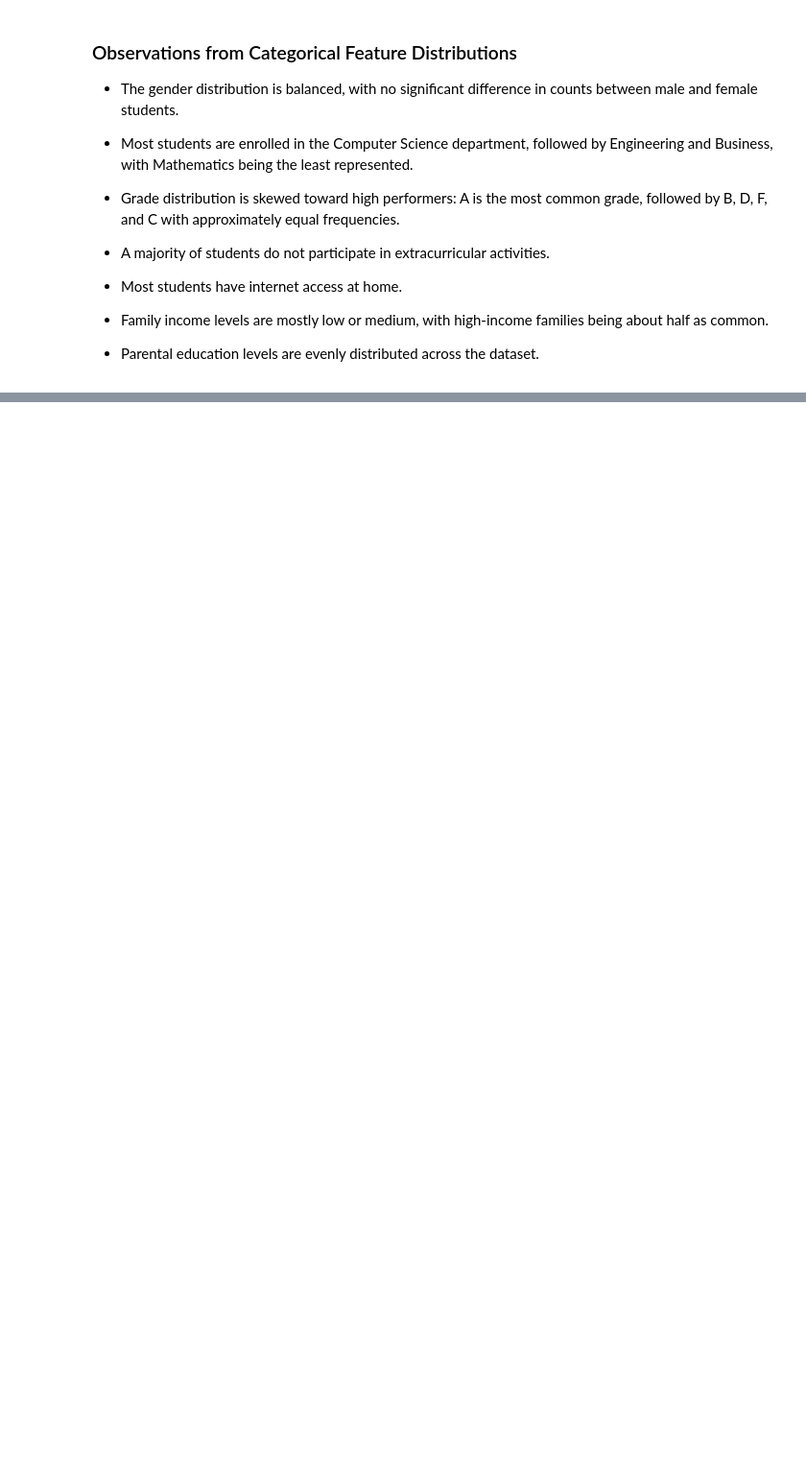
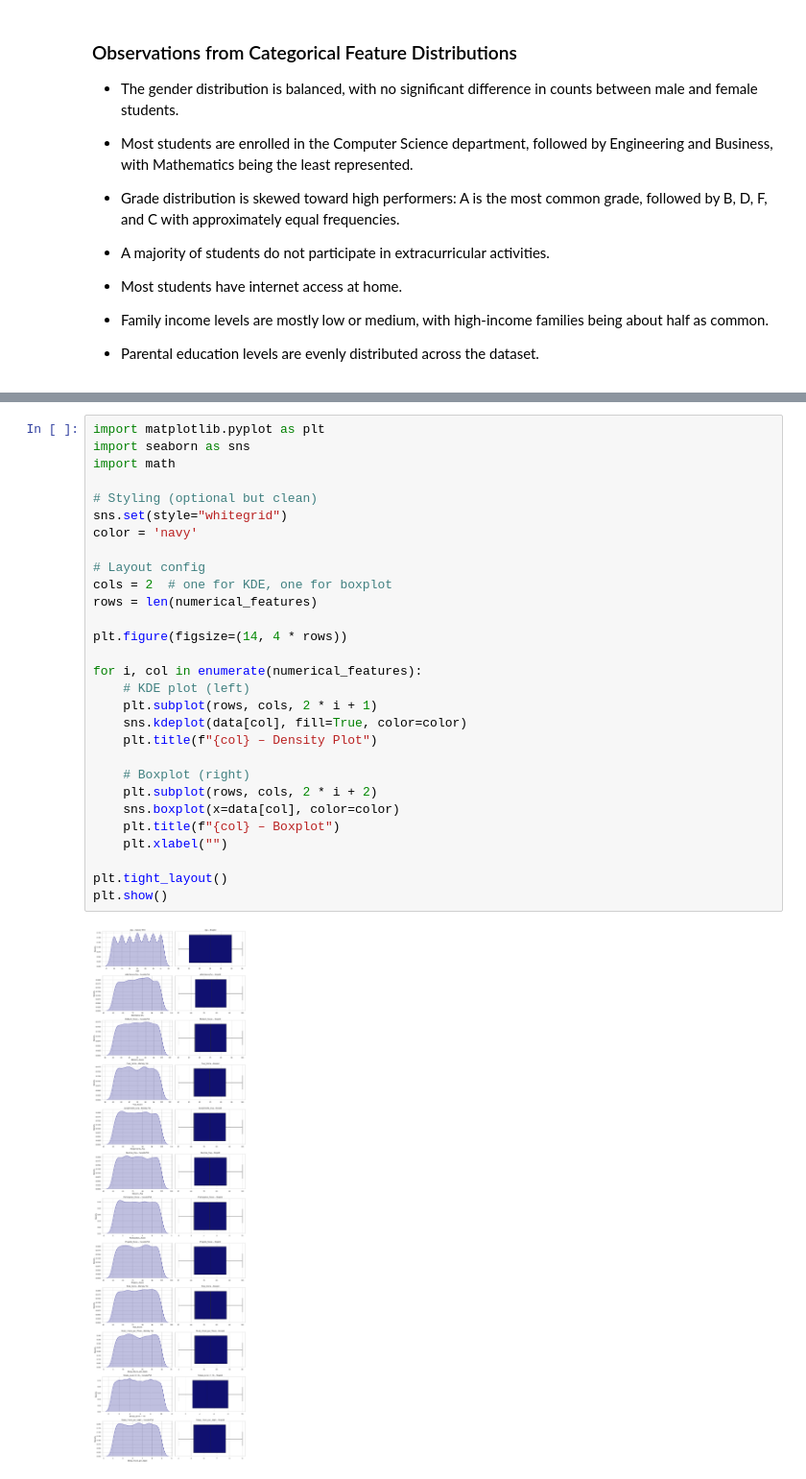
Before and after one commit to levtitanyan/Student-Performance-Analysis, a Jupyter notebook: EDA.ipynb, the cells around one changed output, grey strips where cells are left out. Shown at 96% size. Cells and saved outputs as stored; diff of their text form; blank space fills up the shorter version.

Commit message:
Add density plots and boxplots for numerical feature exploration

```diff
--- a/EDA.ipynb
+++ b/EDA.ipynb
@@ -154,0 +159,31 @@ plt.show()
+# %%
+import matplotlib.pyplot as plt
+import seaborn as sns
+import math
+
+# Styling (optional but clean)
+sns.set(style="whitegrid")
+color = 'navy'
+
+# Layout config
+cols = 2  # one for KDE, one for boxplot
+rows = len(numerical_features)
+
+plt.figure(figsize=(14, 4 * rows))
+
+for i, col in enumerate(numerical_features):
+    # KDE plot (left)
+    plt.subplot(rows, cols, 2 * i + 1)
+    sns.kdeplot(data[col], fill=True, color=color)
+    plt.title(f"{col} – Density Plot")
+
+    # Boxplot (right)
+    plt.subplot(rows, cols, 2 * i + 2)
+    sns.boxplot(x=data[col], color=color)
+    plt.title(f"{col} – Boxplot")
+    plt.xlabel("")
+
+plt.tight_layout()
+plt.show()
+# %% [output]
+[figure, added]
```
Also changed, not shown: parts of 1 cell of this notebook.
